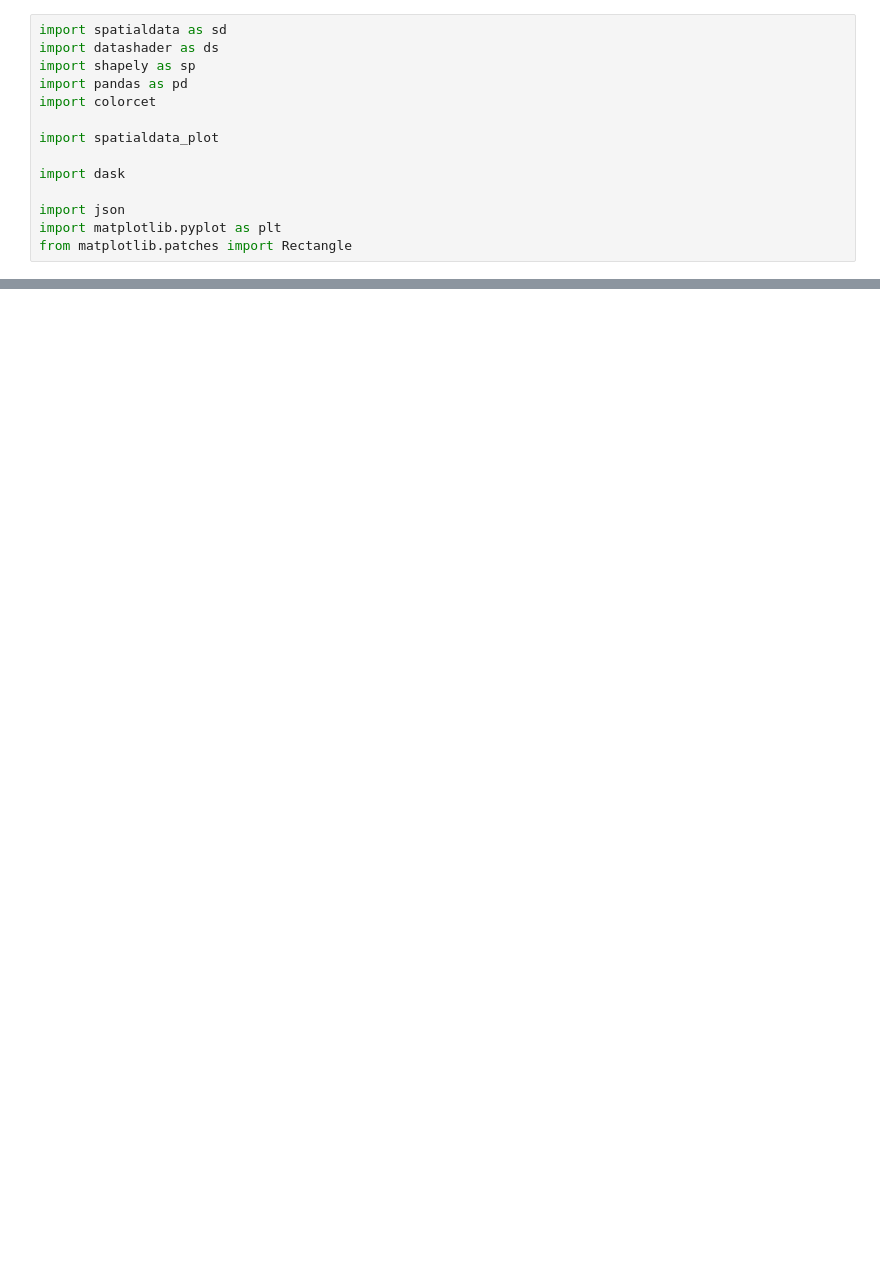
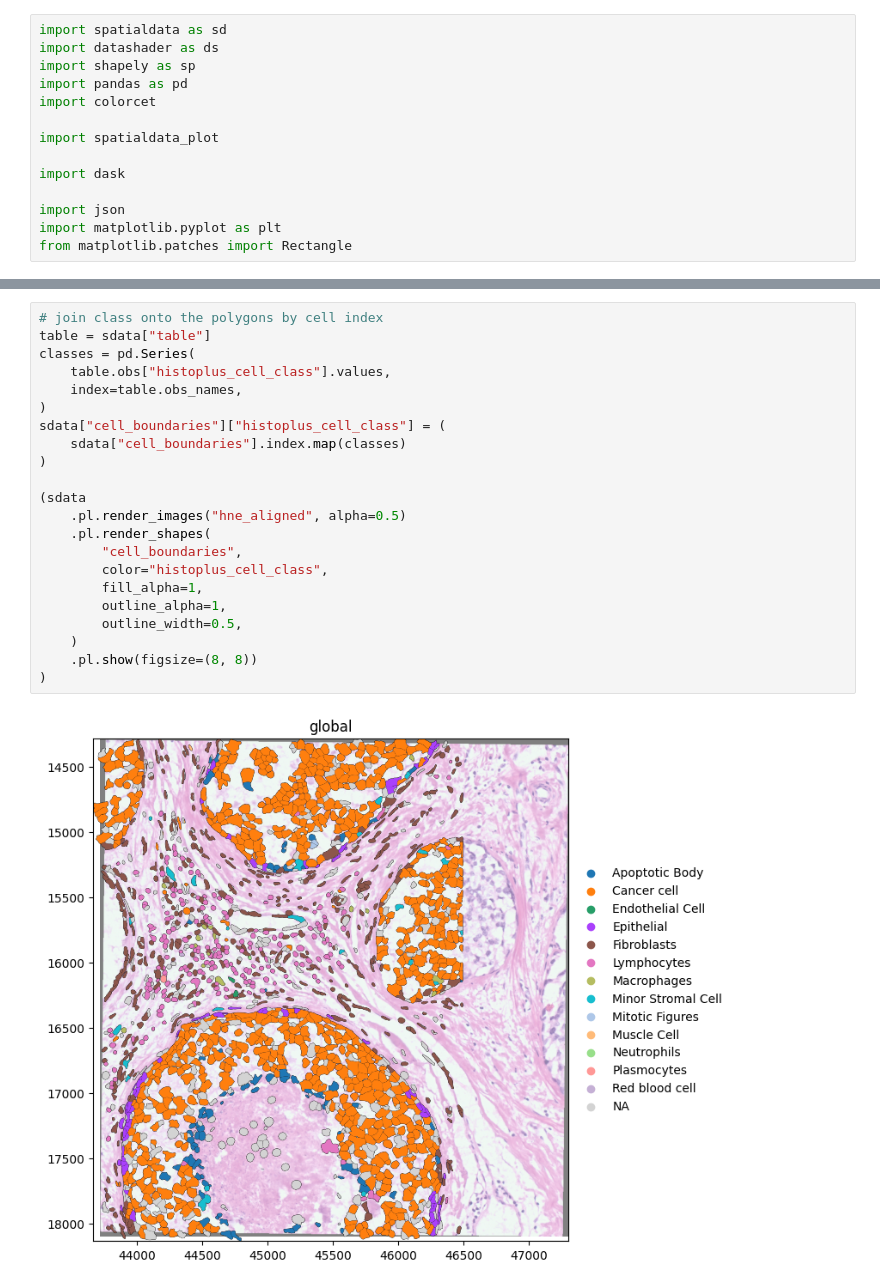
Before and after one commit to openproblems-bio/task_spatial_segmentation, a Jupyter notebook: notebooks/check_subset_sample.ipynb, the cells around one changed output, grey strips where cells are left out. Saved outputs shown, nothing was run; the diff lists cells and outputs as text; blank space fills up the shorter version.

```diff
--- a/notebooks/check_subset_sample.ipynb
+++ b/notebooks/check_subset_sample.ipynb
@@ -35,0 +70,24 @@ with coordinate systems:
+# %%
+# join class onto the polygons by cell index
+table = sdata["table"]
+classes = pd.Series(
+    table.obs["histoplus_cell_class"].values,
+    index=table.obs_names,
+)
+sdata["cell_boundaries"]["histoplus_cell_class"] = (
+    sdata["cell_boundaries"].index.map(classes)
+)
+
+(sdata
+    .pl.render_images("hne_aligned", alpha=0.5)
+    .pl.render_shapes(
+        "cell_boundaries",
+        color="histoplus_cell_class",
+        fill_alpha=1,
+        outline_alpha=1,
+        outline_width=0.5,
+    )
+    .pl.show(figsize=(8, 8))
+)
+# %% [output]
+[figure, added]
```
Also changed, not shown: parts of 4 cells of this notebook.
